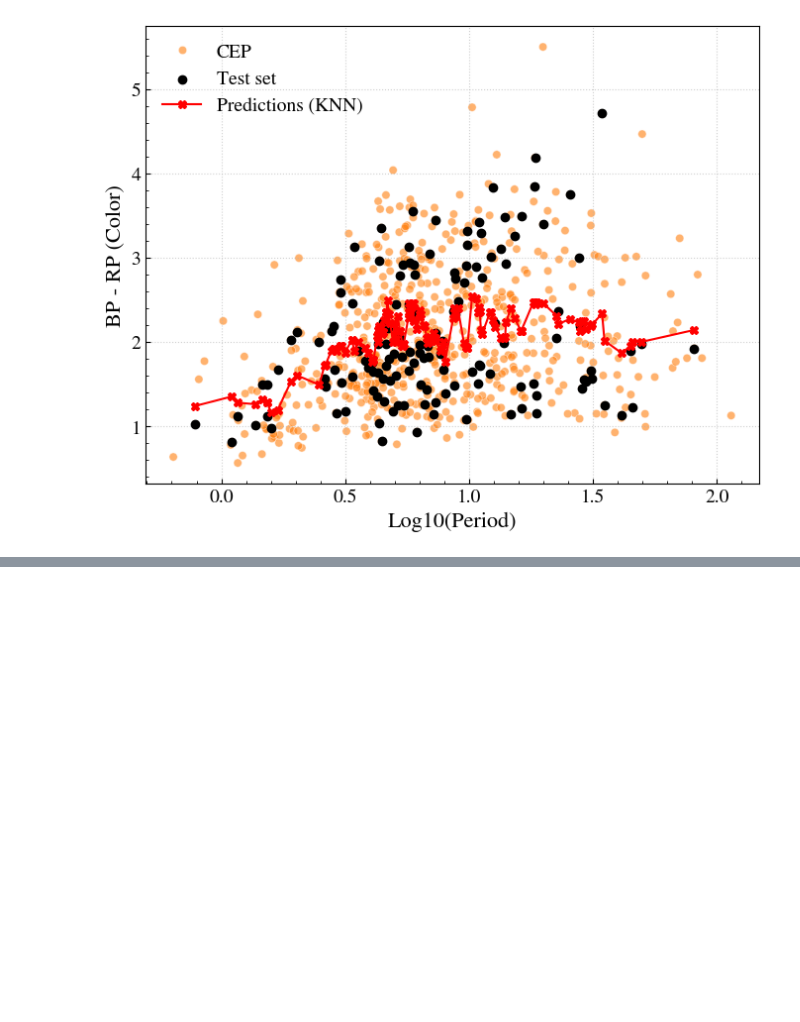
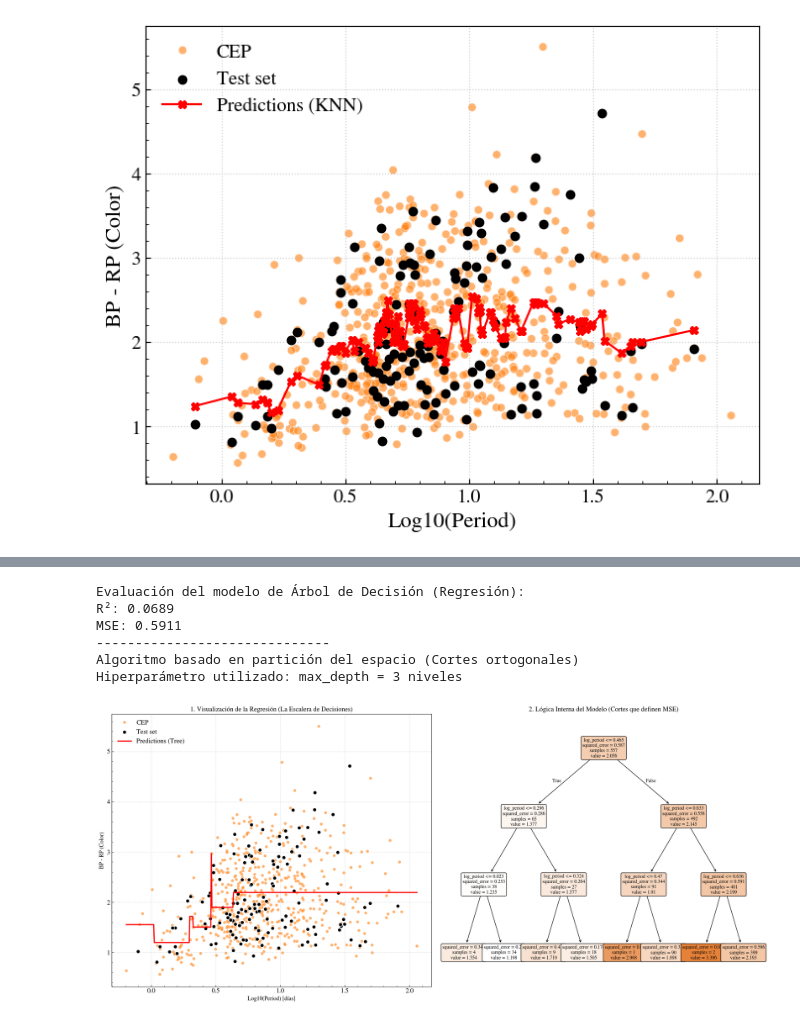
Before and after one commit to jurados/AS4501_Astroinformatic, a Jupyter notebook: Auxiliar/AUX4_SuperviserML.ipynb, the cells around one changed output, grey strips where cells are left out. Saved outputs shown, nothing was run; the diff lists cells and outputs as text; code cells hidden in the pictures; blank space fills up the shorter version.

```diff
--- a/Auxiliar/AUX4_SuperviserML.ipynb
+++ b/Auxiliar/AUX4_SuperviserML.ipynb
@@ -1227,0 +1165,79 @@ K-Neighbors (k=15) -> MSE: 0.5632 | R2: 0.1127
+# %%
+from sklearn.tree import DecisionTreeRegressor, plot_tree
+# Definir el hiperparámetro de profundidad para evitar overfitting (memorización)
+# Limitaremos a 3 para que el diagrama de plot_tree sea legible y didáctico
+profundidad_maxima = 3
+
+# Inicializar, entrenar y predecir
+model = DecisionTreeRegressor(max_depth=profundidad_maxima, random_state=42)
+model.fit(X_train, y_train)
+y_pred = model.predict(X_test)
+
+print("Evaluación del modelo de Árbol de Decisión (Regresión):")
+print(f"R²: {r2_score(y_test, y_pred):.4f}")
+print(f"MSE: {mean_squared_error(y_test, y_pred):.4f}")
+print('-'*30)
+print(f"Algoritmo basado en partición del espacio (Cortes ortogonales)")
+print(f"Hiperparámetro utilizado: max_depth = {model.max_depth} niveles")
+
+# Truco didáctico: Vector continuo denso para dibujar la escalera perfectamente
+x_min, x_max = df['log_period'].min(), df['log_period'].max()
+X_grid = np.linspace(x_min, x_max, 500).reshape(-1, 1)
+X_grid_df = pd.DataFrame(X_grid, columns=['log_period'])
+y_pred_grid = model.predict(X_grid_df)
+
+# ==============================================================================
+# CONFIGURACIÓN DEL GRÁFICO FINAL (2 Columnas: [Regresión | Estructura])
+# ==============================================================================
+# Creamos la figura con 1 fila y 2 columnas (muy ancha)
+fig, axes = plt.subplots(1, 2, figsize=(20, 9))
+
+# ------------------------------------------------------------------------------
+# Gráfico 1 (Izquierda): La Regresión Visul (La Escalera)
+# ------------------------------------------------------------------------------
+ax = axes[0] # Seleccionamos el eje de la izquierda
+
+# Datos originales (fondo)
+sns.scatterplot(data=df, x='log_period', y='bp_rp', hue='target_class',
+                palette=color_classes, alpha=0.6, ax=ax, s=40)
+
+# Set de prueba
+ax.scatter(X_test['log_period'], y_test, color='black', label='Test set', zorder=5, s=60, edgecolor='w')
+
+# Curva de predicciones del Árbol (Forma de escalera)
+ax.plot(X_grid_df['log_period'], y_pred_grid, color='red', label='Predictions (Tree)', zorder=6, lw=2.5)
+
+ax.set_title('1. Visualización de la Regresión (La Escalera de Decisiones)', fontsize=14)
+ax.set_xlabel('Log10(Period) [días]', fontsize=12)
+ax.set_ylabel('BP - RP (Color)', fontsize=12)
+ax.legend(title='', frameon=False, loc='upper left')
+ax.grid(True, linestyle=':', alpha=0.7)
+
+
+# ------------------------------------------------------------------------------
+# Gráfico 2 (Derecha): La Estructura Matemática (El Diagrama del Árbol)
+# ------------------------------------------------------------------------------
+ax = axes[1] # Seleccionamos el eje de la derecha
+
+# Usamos plot_tree para visualizar la lógica interna del modelo
+plot_tree(model,
+          ax=ax,
+          feature_names=['log_period'],  # Nombre físico de la variable de corte
+          filled=True,                   # Rellenar con color ( didáctico)
+          rounded=True,                  # Bordes redondeados
+          fontsize=10                    # Tamaño de fuente legible
+          )
+
+ax.set_title('2. Lógica Interna del Modelo (Cortes que definen MSE)', fontsize=14)
+
+# Ajuste fino y visualización
+plt.tight_layout()
+plt.show()
+# %% [output]
+Evaluación del modelo de Árbol de Decisión (Regresión):
+R²: 0.0689
+MSE: 0.5911
+------------------------------
+Algoritmo basado en partición del espacio (Cortes ortogonales)
+Hiperparámetro utilizado: max_depth = 3 niveles
+[figure, added]
```
Also changed, not shown: parts of 7 cells of this notebook.
